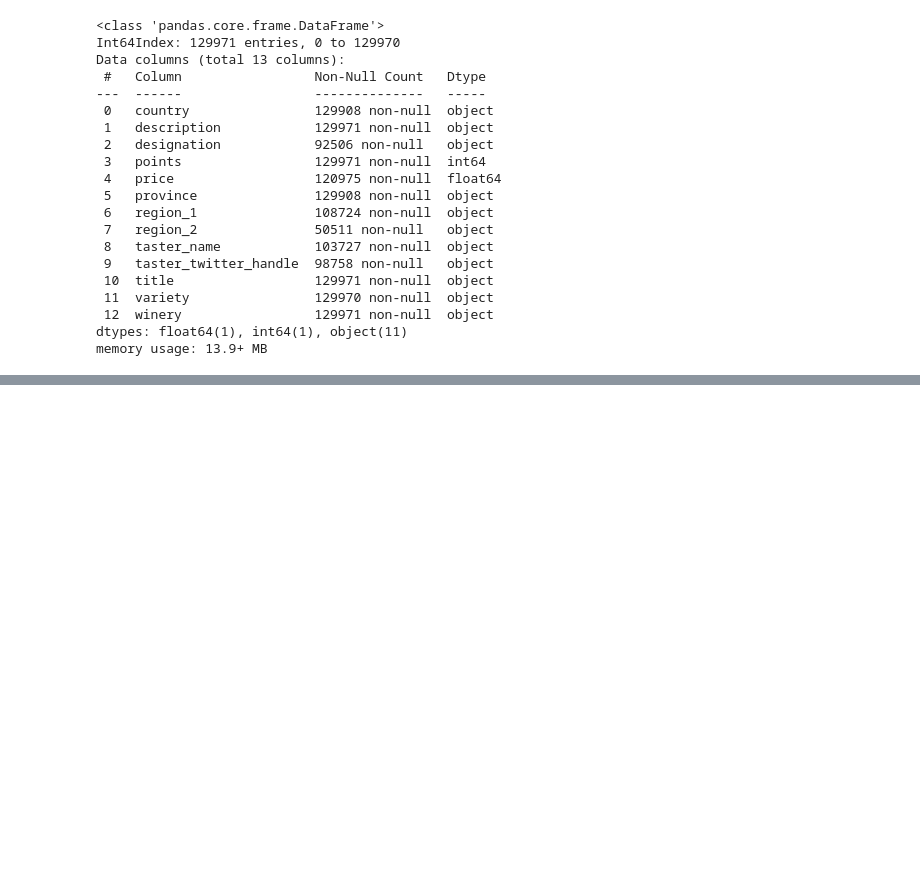
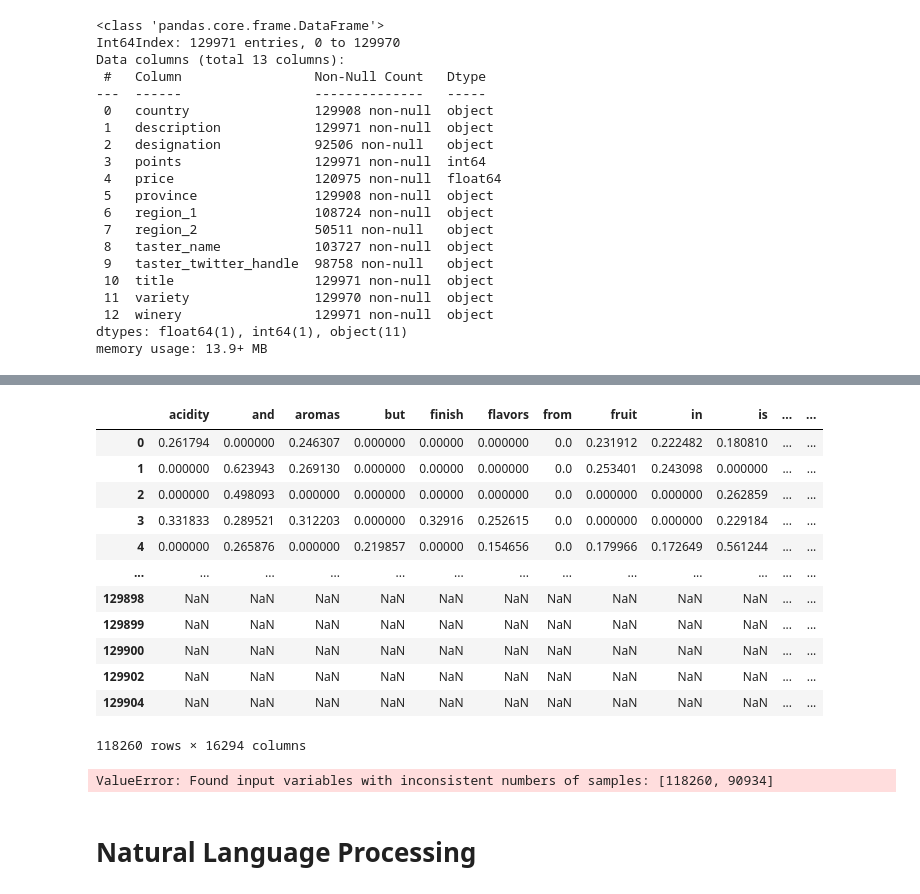
Before and after one commit to elizabeth524/Capstone-Project, a Jupyter notebook: Wine-Reviews-NLP.ipynb, the cells around one changed output, grey strips where cells are left out. Cells and saved outputs as stored; diff of their text form; code cells hidden in the pictures; blank space fills up the shorter version.

```diff
--- a/Wine-Reviews-NLP.ipynb
+++ b/Wine-Reviews-NLP.ipynb
@@ -36,0 +188,3 @@ memory usage: 13.9+ MB
+# %%
+categoricals = ['country', 'province', 'variety', 'winery']
+X_train_cat = pd.get_dummies(X_train[categoricals], prefix=categoricals, drop_first=True)
@@ -36,0 +240,29 @@ memory usage: 13.9+ MB
+# %%
+X_train_vectorized_df = pd.DataFrame(X_train_text_vectorized.toarray(), columns=tfidf.get_feature_names())
+preprocessed_X_train = pd.concat([X_train_vectorized_df, X_train_cat], axis=1)
+preprocessed_X_train
+# %% [output]
+|  | acidity | and | aromas | but | finish | flavors | from | fruit | in | is | ... | ... |
+| 0 | 0.261794 | 0.000000 | 0.246307 | 0.000000 | 0.00000 | 0.000000 | 0.0 | 0.231912 | 0.222482 | 0.180810 | ... | ... |
+| 1 | 0.000000 | 0.623943 | 0.269130 | 0.000000 | 0.00000 | 0.000000 | 0.0 | 0.253401 | 0.243098 | 0.000000 | ... | ... |
+| 2 | 0.000000 | 0.498093 | 0.000000 | 0.000000 | 0.00000 | 0.000000 | 0.0 | 0.000000 | 0.000000 | 0.262859 | ... | ... |
+| 3 | 0.331833 | 0.289521 | 0.312203 | 0.000000 | 0.32916 | 0.252615 | 0.0 | 0.000000 | 0.000000 | 0.229184 | ... | ... |
+| 4 | 0.000000 | 0.265876 | 0.000000 | 0.219857 | 0.00000 | 0.154656 | 0.0 | 0.179966 | 0.172649 | 0.561244 | ... | ... |
+| ... | ... | ... | ... | ... | ... | ... | ... | ... | ... | ... | ... | ... |
+| 129898 | NaN | NaN | NaN | NaN | NaN | NaN | NaN | NaN | NaN | NaN | ... | ... |
+| 129899 | NaN | NaN | NaN | NaN | NaN | NaN | NaN | NaN | NaN | NaN | ... | ... |
+| 129900 | NaN | NaN | NaN | NaN | NaN | NaN | NaN | NaN | NaN | NaN | ... | ... |
+| 129902 | NaN | NaN | NaN | NaN | NaN | NaN | NaN | NaN | NaN | NaN | ... | ... |
+| 129904 | NaN | NaN | NaN | NaN | NaN | NaN | NaN | NaN | NaN | NaN | ... | ... |
+118260 rows × 16294 columns
+# %%
+#Multinomial Bayes Baseline Model
+baseline_model = MultinomialNB()
+
+# Evaluate the model on X_train_vectorized and y_train
+baseline_cv = cross_val_score(baseline_model, preprocessed_X_train, y_train)
+baseline_cv.mean()
+# %% [output]
+ValueError: Found input variables with inconsistent numbers of samples: [118260, 90934]
+# %% [markdown]
+# Natural Language Processing
```
Also changed, not shown: parts of 33 cells of this notebook.
